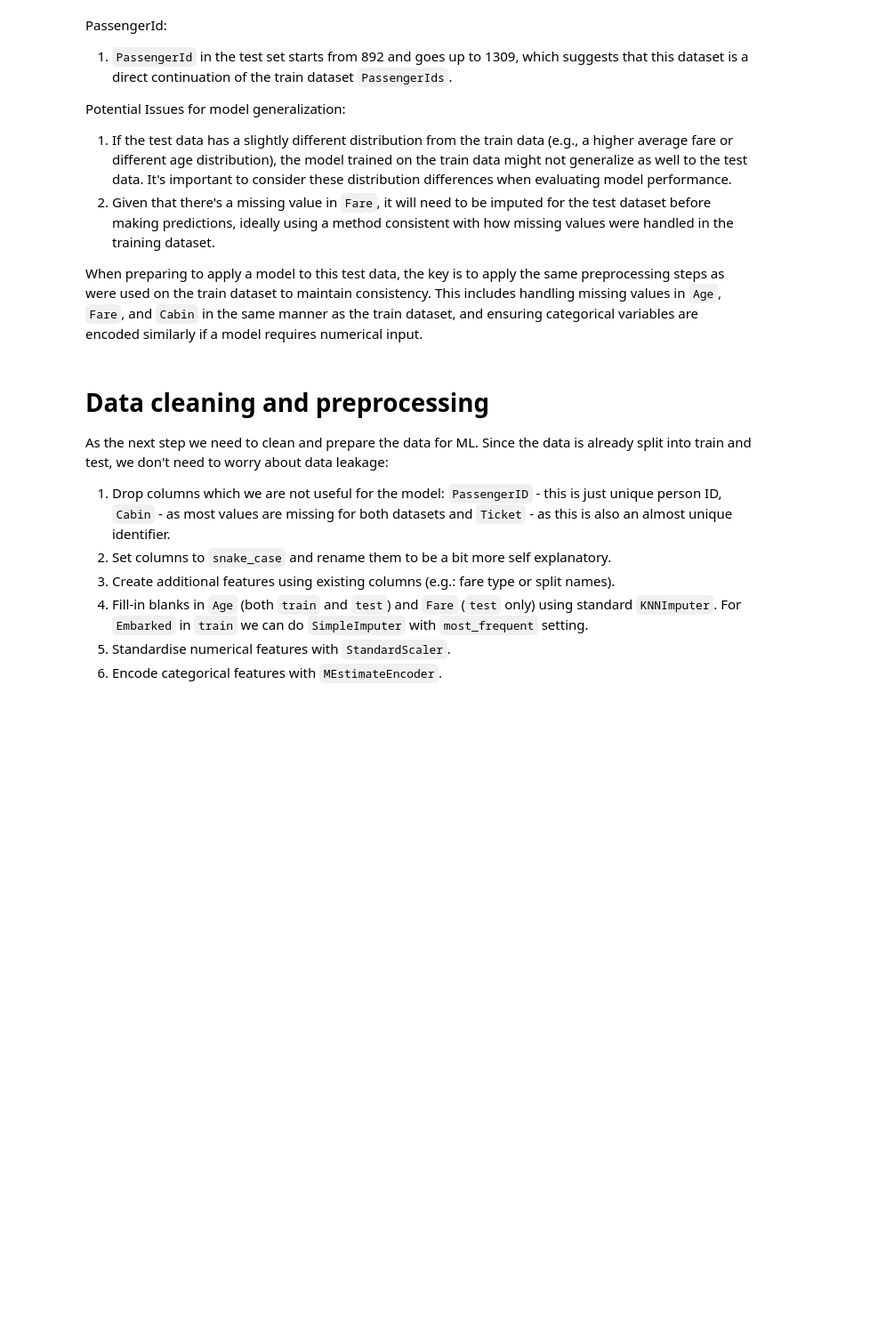
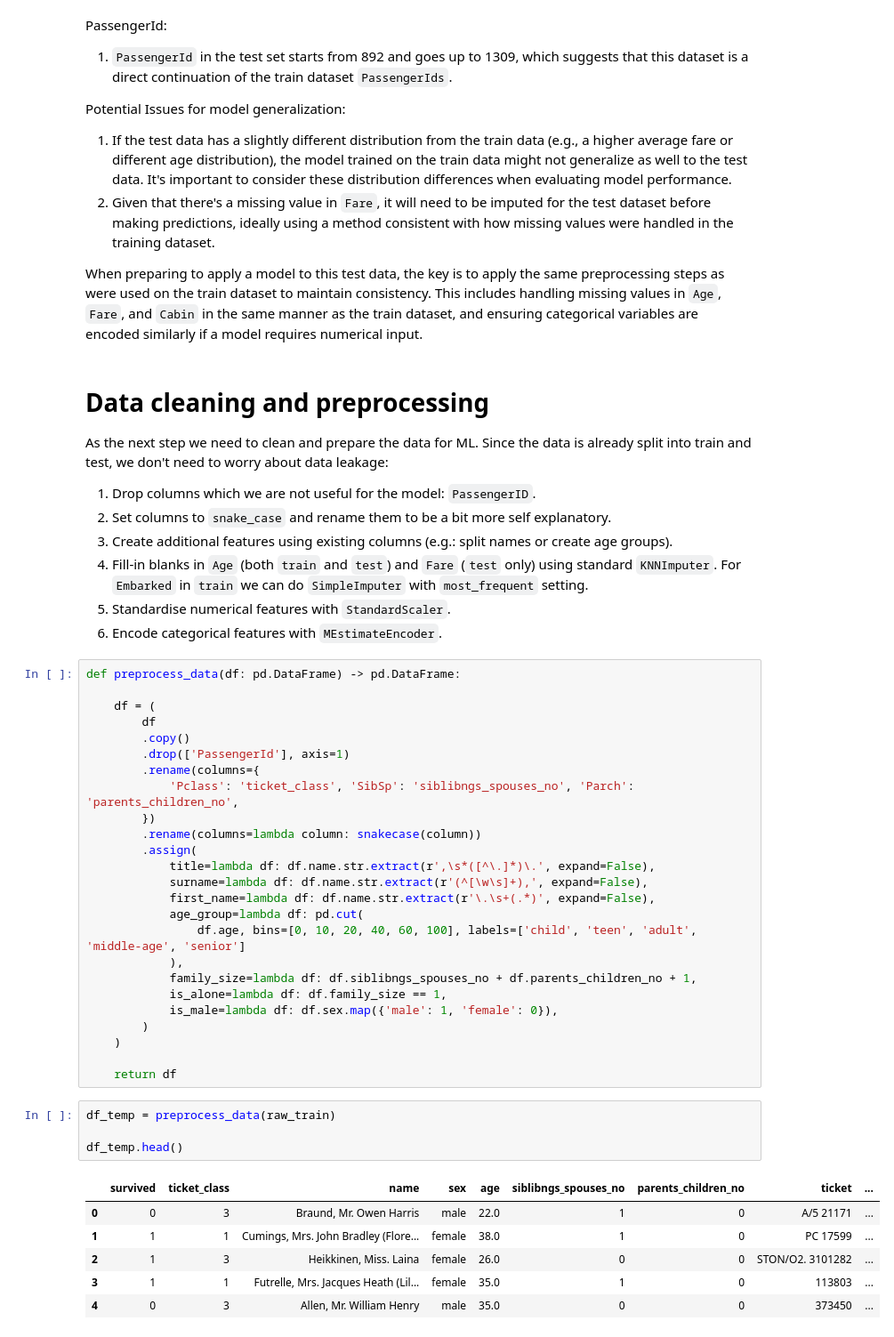
Before and after one commit to mskhmelik/kaggle, a Jupyter notebook: 1_Titanic/prj_titanic.ipynb, the cells around one changed output. Shown: that part at 89% size. Drawn from its saved outputs; the diff is of its cells as text; blank space fills up the shorter version.

```diff
--- a/1_Titanic/prj_titanic.ipynb
+++ b/1_Titanic/prj_titanic.ipynb
@@ -268,9 +268,45 @@ When preparing to apply a model to this test data, the key is to apply the same
 
 As the next step we need to clean and prepare the data for ML. Since the data is already split into train and test, we don't need to worry about data leakage:
 
-1. Drop columns which we are not useful for the model: `PassengerID` - this is just unique person ID, `Cabin` - as most values are missing for both datasets and `Ticket` - as this is also an almost unique identifier.
+1. Drop columns which we are not useful for the model: `PassengerID`.
 2. Set columns to `snake_case` and rename them to be a bit more self explanatory.
-3. Create additional features using existing columns (e.g.: fare type or split names).
+3. Create additional features using existing columns (e.g.: split names or create age groups).
 4. Fill-in blanks in `Age` (both `train` and `test`) and `Fare` (`test` only) using standard `KNNImputer`. For `Embarked` in `train` we can do `SimpleImputer` with `most_frequent` setting.
 5. Standardise numerical features with `StandardScaler`.
 6. Encode categorical features with `MEstimateEncoder`.
+# %%
+def preprocess_data(df: pd.DataFrame) -> pd.DataFrame:
+
+    df = (
+        df
+        .copy()
+        .drop(['PassengerId'], axis=1)
+        .rename(columns={
+            'Pclass': 'ticket_class', 'SibSp': 'siblibngs_spouses_no', 'Parch': 'parents_children_no',
+        })
+        .rename(columns=lambda column: snakecase(column))
+        .assign(
+            title=lambda df: df.name.str.extract(r',\s*([^\.]*)\.', expand=False),
+            surname=lambda df: df.name.str.extract(r'(^[\w\s]+),', expand=False),
+            first_name=lambda df: df.name.str.extract(r'\.\s+(.*)', expand=False),
+            age_group=lambda df: pd.cut(
+                df.age, bins=[0, 10, 20, 40, 60, 100], labels=['child', 'teen', 'adult', 'middle-age', 'senior']
+            ),
+            family_size=lambda df: df.siblibngs_spouses_no + df.parents_children_no + 1,
+            is_alone=lambda df: df.family_size == 1,
+            is_male=lambda df: df.sex.map({'male': 1, 'female': 0}),
+        )
+    )
+
+    return df
+# %%
+df_temp = preprocess_data(raw_train)
+
+df_temp.head()
+# %% [output]
+|  | survived | ticket_class | name | sex | age | siblibngs_spouses_no | parents_children_no | ticket | ... |
+| 0 | 0 | 3 | Braund, Mr. Owen Harris | male | 22.0 | 1 | 0 | A/5 21171 | ... |
+| 1 | 1 | 1 | Cumings, Mrs. John Bradley (Flore... | female | 38.0 | 1 | 0 | PC 17599 | ... |
+| 2 | 1 | 3 | Heikkinen, Miss. Laina | female | 26.0 | 0 | 0 | STON/O2. 3101282 | ... |
+| 3 | 1 | 1 | Futrelle, Mrs. Jacques Heath (Lil... | female | 35.0 | 1 | 0 | 113803 | ... |
+| 4 | 0 | 3 | Allen, Mr. William Henry | male | 35.0 | 0 | 0 | 373450 | ... |
```
Also changed, not shown: parts of 1 cell of this notebook.
